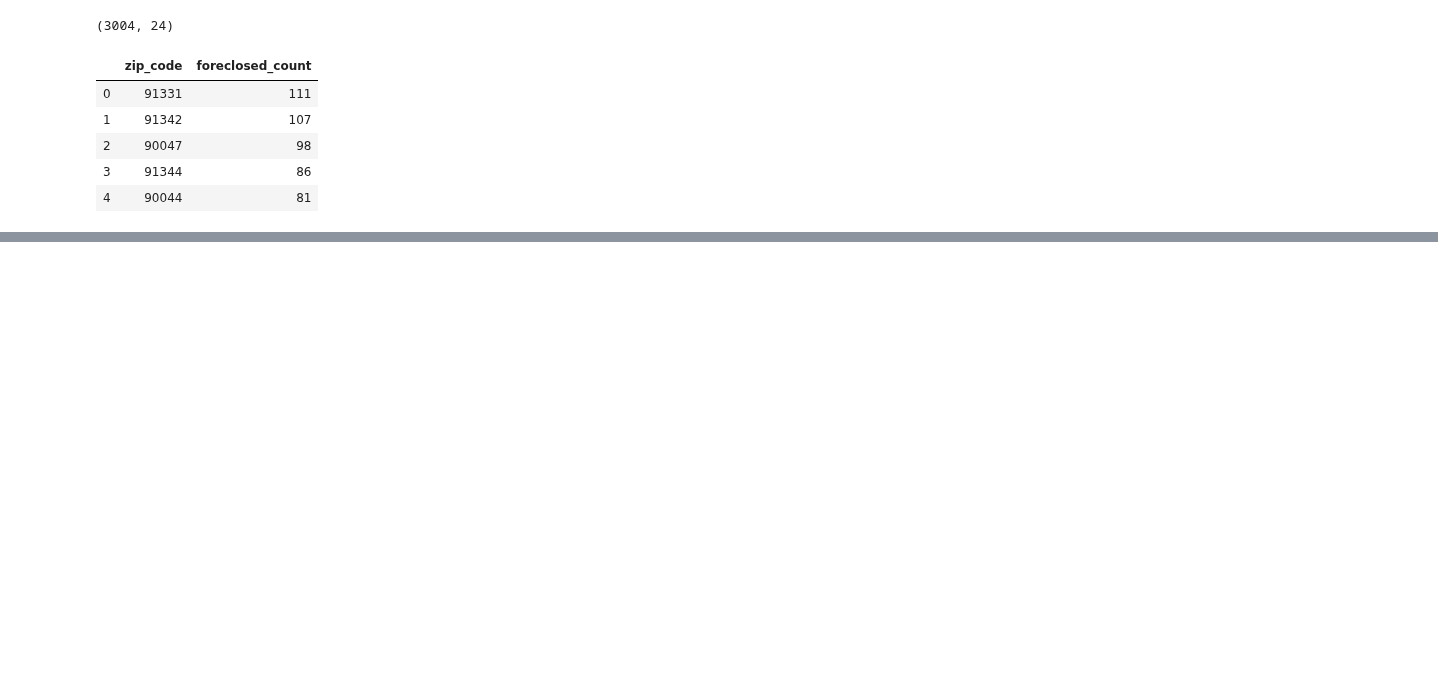
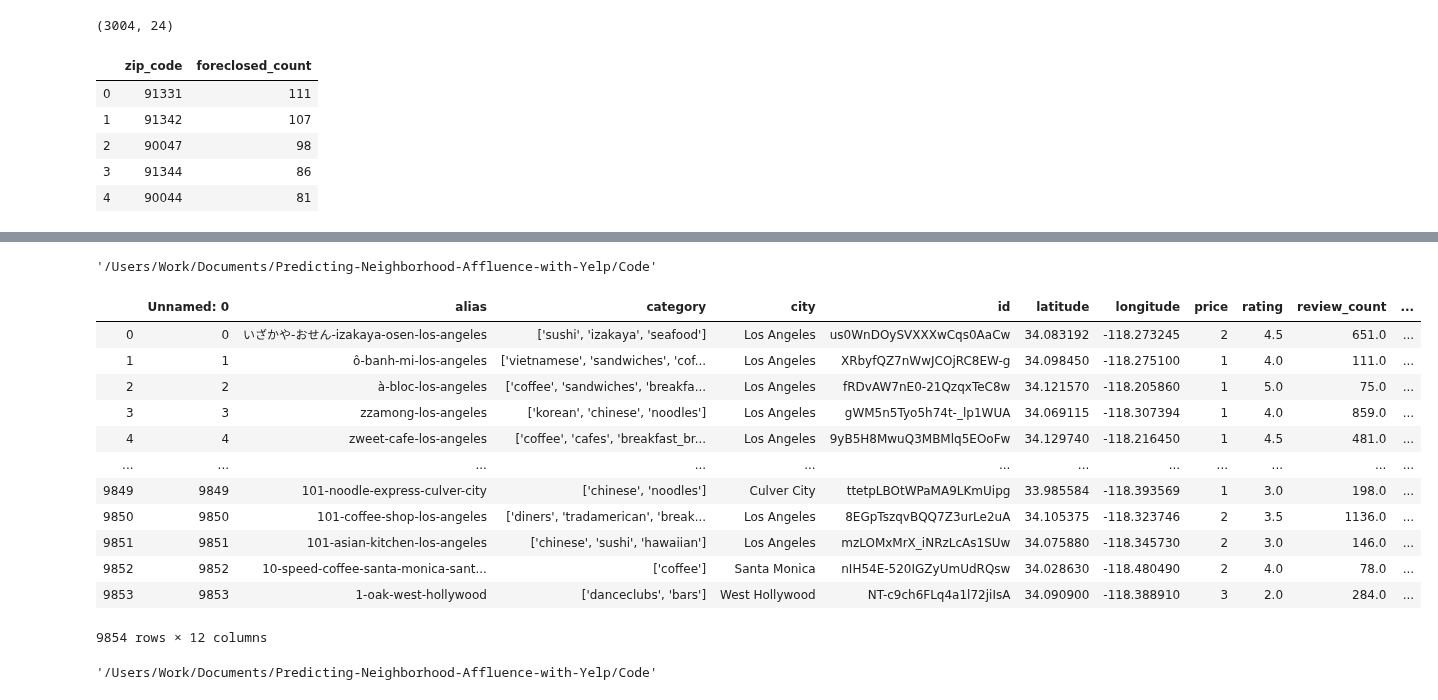
Before and after one commit to aejsong/Predicting-Neighborhood-Affluence-with-Yelp, a Jupyter notebook: Code/aerika's playground.ipynb, the cells around one changed output, grey strips where cells are left out. Saved outputs shown, nothing was run; the diff lists cells and outputs as text; code cells hidden in the pictures; blank space fills up the shorter version.

```diff
--- a/Code/aerika's playground.ipynb
+++ b/Code/aerika's playground.ipynb
@@ -63,0 +87,4 @@ foreclosed_sum_zips.head()
+# %%
+pwd
+# %% [output]
+'/Users/Work/Documents/Predicting-Neighborhood-Affluence-with-Yelp/Code'
@@ -63,0 +93,22 @@ foreclosed_sum_zips.head()
+# %%
+df = pd.read_csv('../data/master.csv')
+# %%
+df
+# %% [output]
+|  | Unnamed: 0 | alias | category | city | id | latitude | longitude | price | rating | review_count | ... |
+| 0 | 0 | いざかや-おせん-izakaya-osen-los-angeles | ['sushi', 'izakaya', 'seafood'] | Los Angeles | us0WnDOySVXXXwCqs0AaCw | 34.083192 | -118.273245 | 2 | 4.5 | 651.0 | ... |
+| 1 | 1 | ô-banh-mi-los-angeles | ['vietnamese', 'sandwiches', 'cof... | Los Angeles | XRbyfQZ7nWwJCOjRC8EW-g | 34.098450 | -118.275100 | 1 | 4.0 | 111.0 | ... |
+| 2 | 2 | à-bloc-los-angeles | ['coffee', 'sandwiches', 'breakfa... | Los Angeles | fRDvAW7nE0-21QzqxTeC8w | 34.121570 | -118.205860 | 1 | 5.0 | 75.0 | ... |
+| 3 | 3 | zzamong-los-angeles | ['korean', 'chinese', 'noodles'] | Los Angeles | gWM5n5Tyo5h74t-_lp1WUA | 34.069115 | -118.307394 | 1 | 4.0 | 859.0 | ... |
+| 4 | 4 | zweet-cafe-los-angeles | ['coffee', 'cafes', 'breakfast_br... | Los Angeles | 9yB5H8MwuQ3MBMlq5EOoFw | 34.129740 | -118.216450 | 1 | 4.5 | 481.0 | ... |
+| ... | ... | ... | ... | ... | ... | ... | ... | ... | ... | ... | ... |
+| 9849 | 9849 | 101-noodle-express-culver-city | ['chinese', 'noodles'] | Culver City | ttetpLBOtWPaMA9LKmUipg | 33.985584 | -118.393569 | 1 | 3.0 | 198.0 | ... |
+| 9850 | 9850 | 101-coffee-shop-los-angeles | ['diners', 'tradamerican', 'break... | Los Angeles | 8EGpTszqvBQQ7Z3urLe2uA | 34.105375 | -118.323746 | 2 | 3.5 | 1136.0 | ... |
+| 9851 | 9851 | 101-asian-kitchen-los-angeles | ['chinese', 'sushi', 'hawaiian'] | Los Angeles | mzLOMxMrX_iNRzLcAs1SUw | 34.075880 | -118.345730 | 2 | 3.0 | 146.0 | ... |
+| 9852 | 9852 | 10-speed-coffee-santa-monica-sant... | ['coffee'] | Santa Monica | nIH54E-520IGZyUmUdRQsw | 34.028630 | -118.480490 | 2 | 4.0 | 78.0 | ... |
+| 9853 | 9853 | 1-oak-west-hollywood | ['danceclubs', 'bars'] | West Hollywood | NT-c9ch6FLq4a1l72jiIsA | 34.090900 | -118.388910 | 3 | 2.0 | 284.0 | ... |
+9854 rows × 12 columns
+# %%
+pwd
+# %% [output]
+'/Users/Work/Documents/Predicting-Neighborhood-Affluence-with-Yelp/Code'
```
Also changed, not shown: parts of 10 cells of this notebook, 2 other files.
